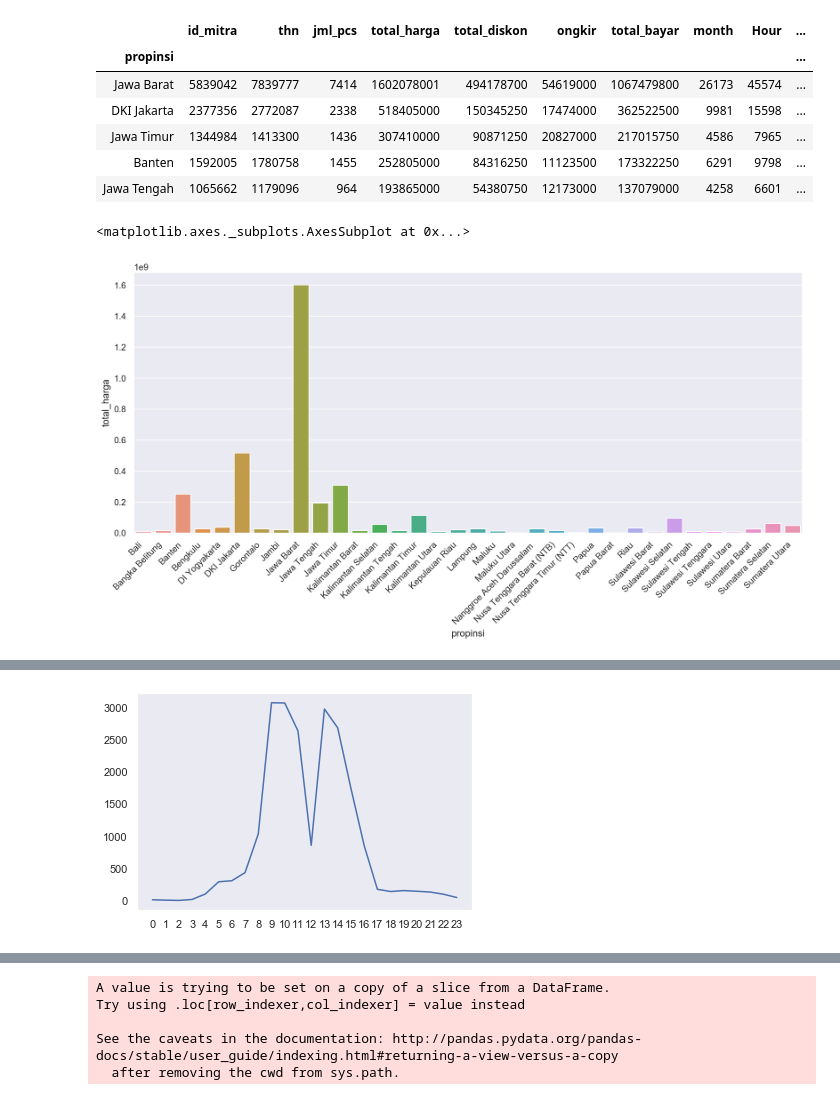
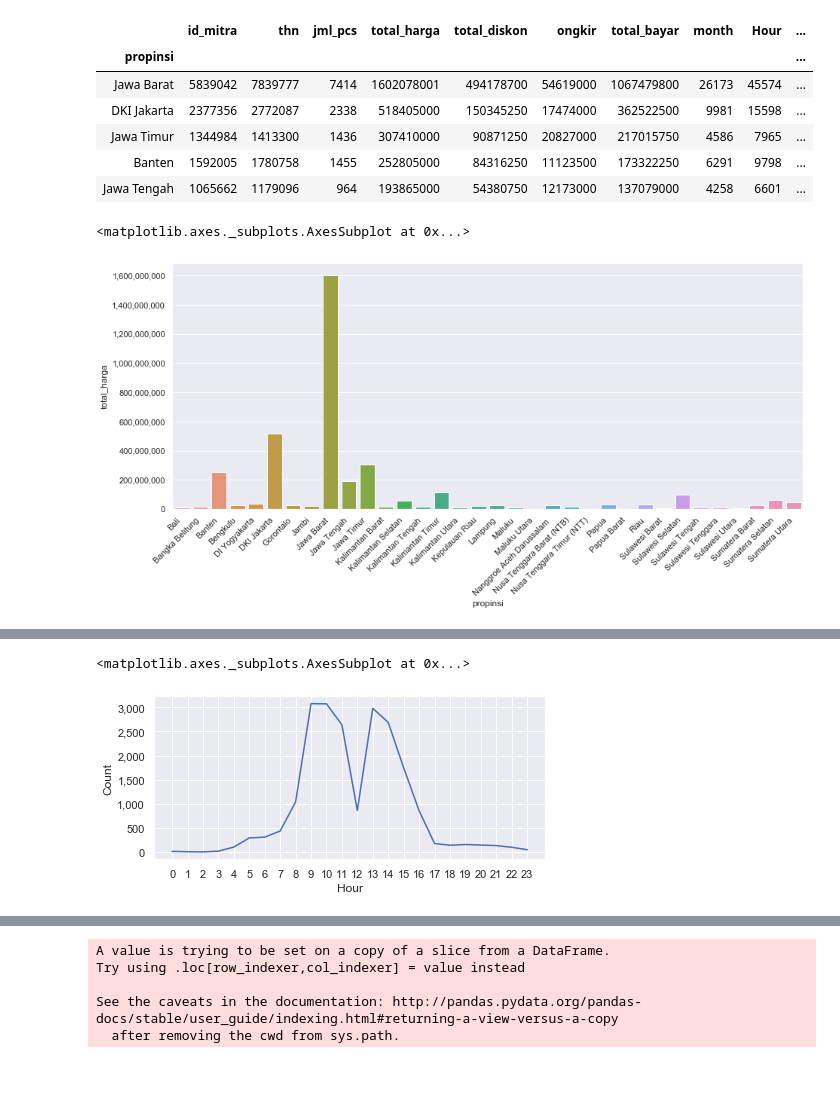
Before and after one commit to rifqisulistya/sales-analysis, a Jupyter notebook: Ammar.ipynb, the cells around one changed output, grey strips where cells are left out. Drawn from its saved outputs; the diff is of its cells as text; code cells hidden in the pictures; blank space fills up the shorter version.

```diff
--- a/Ammar.ipynb
+++ b/Ammar.ipynb
@@ -119,14 +123,15 @@ results_prop5
 | Banten | 1592005 | 1780758 | 1455 | 252805000 | 84316250 | 11123500 | 173322250 | 6291 | 9798 | ... |
 | Jawa Tengah | 1065662 | 1179096 | 964 | 193865000 | 54380750 | 12173000 | 137079000 | 4258 | 6601 | ... |
 # %%
-figure(num=None, figsize=(15, 6), dpi=200, facecolor='w', edgecolor='k')
+figure(num=None, figsize=(15, 6), facecolor='w', edgecolor='k')
 prop_chart = sns.barplot(x=results_prop.index, y='total_harga', data=results_prop)
 prop_chart.set_xticklabels(results_prop.index, rotation=45, horizontalalignment='right')
+prop_chart.get_yaxis().set_major_formatter(matplotlib.ticker.FuncFormatter(lambda x, p: format(int(x), ',')))
 
 prop_chart
 # %% [output]
 <matplotlib.axes._subplots.AxesSubplot at 0x...>
-[figure, old version]
+[figure, new version]
 # %%
 all_data['Hour'] = pd.to_datetime(all_data['jam']).dt.hour
 all_data['Minute'] = pd.to_datetime(all_data['jam']).dt.minute
@@ -140,16 +145,18 @@ all_data.head()
 | 3 | 1773 | 0201K3GA | Azalia_Elhijab | Tulungagung | Jawa Timur | 2019/1/2 | 07:28 | January | 2019 | 7 | ... |
 | 4 | 1960 | 020167JK | Aisyiah | Tarakan | Kalimantan Utara | 2019/1/2 | 07:33 | January | 2019 | 2 | ... |
 # %%
-keys = [pair for pair, df in all_data.groupby(['Hour'])]
-
-plt.plot(keys, all_data.groupby(['Hour']).count()['Count'])
-plt.xticks(keys)
-plt.grid()
-plt.show()
+figure(num=None, figsize=(7, 3), facecolor='w', edgecolor='k')
+hour = all_data.groupby(['Hour']).count()
+hour_chart = sns.lineplot(x=hour.index, y='Count', data=hour)
+hour_chart.get_yaxis().set_major_formatter(matplotlib.ticker.FuncFormatter(lambda x, p: format(int(x), ',')))
+#hour_chart.set_xticklabels(hour_chart.get_xticklabels(), rotation=45, horizontalalignment='right')
+hour_chart.set_xticks(range(len(hour)))
+hour_chart
 
 # Penjualan tertinggi yaitu di jam 9-10 dan 13. Jika penayangan iklan dilakukan jam 8-9 dan jam 12 akan menghasilkan lebih banyak penjualan.
 # %% [output]
+<matplotlib.axes._subplots.AxesSubplot at 0x...>
-[figure, old version]
+[figure, new version]
 # %%
 df = all_data[all_data['invoices'].duplicated(keep=False)]
 
```
Also changed, not shown: parts of 15 cells of this notebook.
